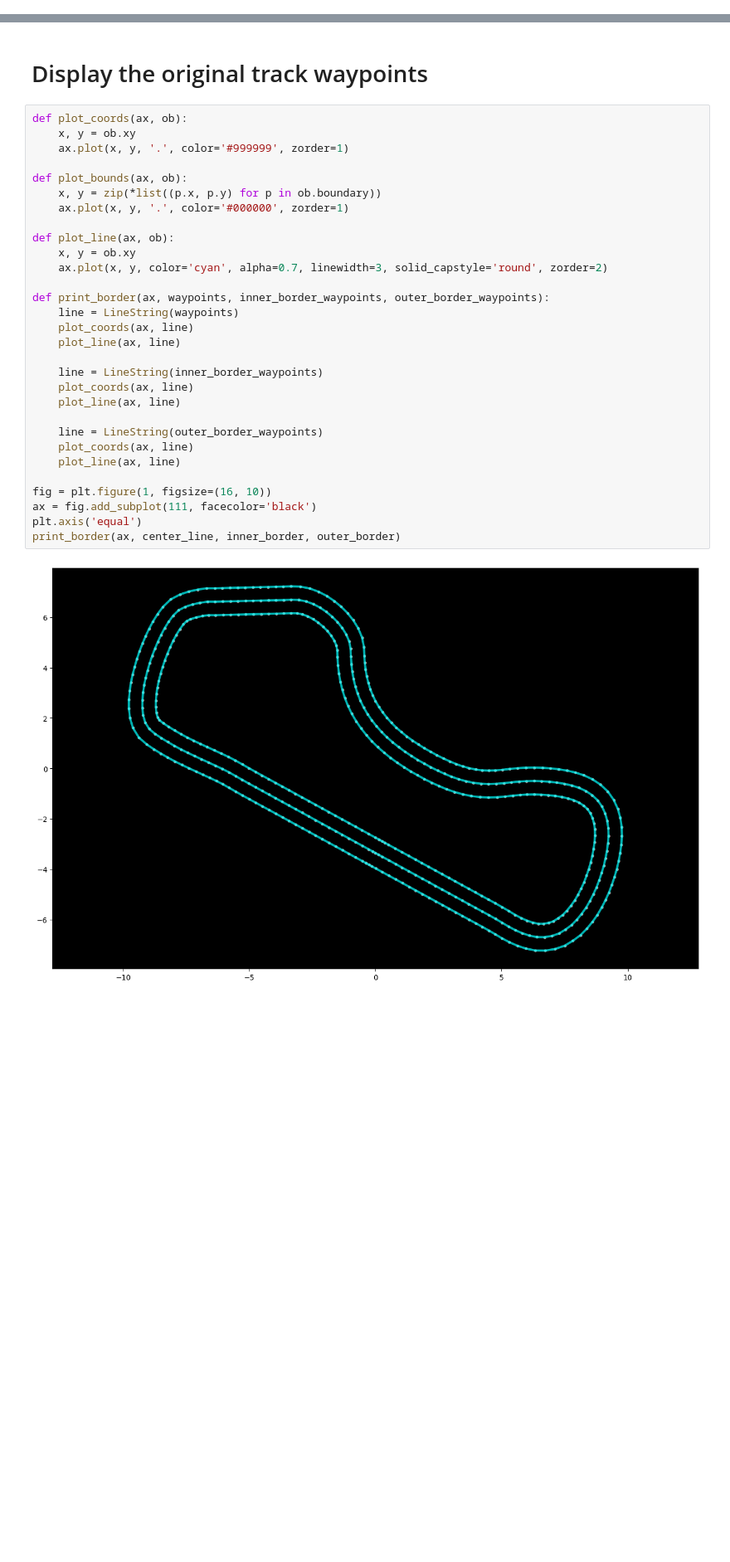
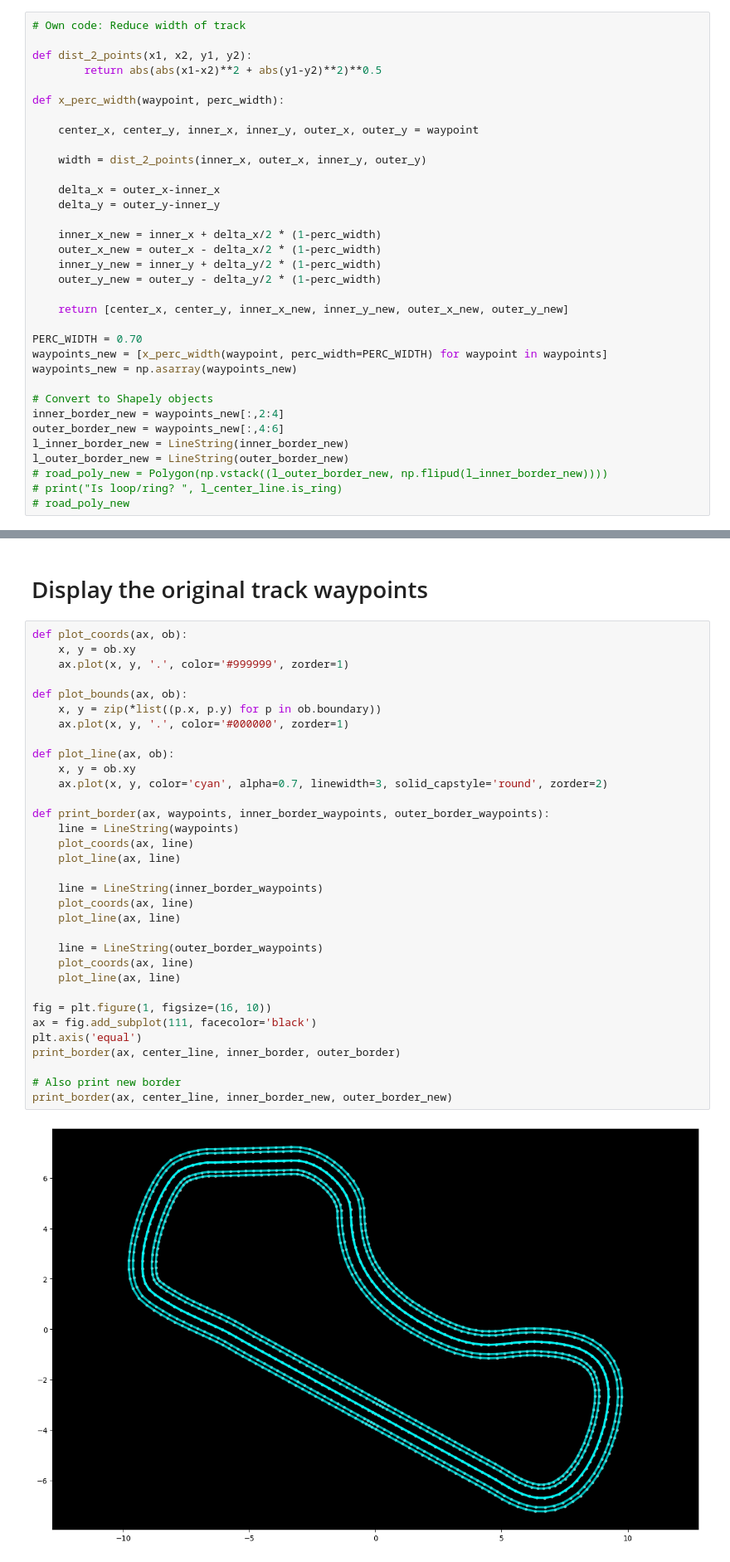
Before and after one commit to jackhorse1000/deepracer-on-the-spot, a Jupyter notebook: pre-computations/Race-Line-Calculation.ipynb, the cells around one changed output, grey strips where cells are left out. Shown: that part at 83% size. Cells and saved outputs as stored; diff of their text form; blank space fills up the shorter version.

```diff
--- a/pre-computations/Race-Line-Calculation.ipynb
+++ b/pre-computations/Race-Line-Calculation.ipynb
@@ -68,3 +64,37 @@ Is loop/ring?  True
+# %%
+# Own code: Reduce width of track
+
+def dist_2_points(x1, x2, y1, y2):
+        return abs(abs(x1-x2)**2 + abs(y1-y2)**2)**0.5
+
+def x_perc_width(waypoint, perc_width):
+
+    center_x, center_y, inner_x, inner_y, outer_x, outer_y = waypoint
+
+    width = dist_2_points(inner_x, outer_x, inner_y, outer_y)
+
+    delta_x = outer_x-inner_x
+    delta_y = outer_y-inner_y
+
+    inner_x_new = inner_x + delta_x/2 * (1-perc_width)
+    outer_x_new = outer_x - delta_x/2 * (1-perc_width)
+    inner_y_new = inner_y + delta_y/2 * (1-perc_width)
+    outer_y_new = outer_y - delta_y/2 * (1-perc_width)
+
+    return [center_x, center_y, inner_x_new, inner_y_new, outer_x_new, outer_y_new]
+
+PERC_WIDTH = 0.70
+waypoints_new = [x_perc_width(waypoint, perc_width=PERC_WIDTH) for waypoint in waypoints]
+waypoints_new = np.asarray(waypoints_new)
+
+# Convert to Shapely objects
+inner_border_new = waypoints_new[:,2:4]
+outer_border_new = waypoints_new[:,4:6]
+l_inner_border_new = LineString(inner_border_new)
+l_outer_border_new = LineString(outer_border_new)
+# road_poly_new = Polygon(np.vstack((l_outer_border_new, np.flipud(l_inner_border_new))))
+# print("Is loop/ring? ", l_center_line.is_ring)
+# road_poly_new
 # %%
 waypoints[0]
 # %% [output]
@@ -76,34 +106,37 @@ array([-0.11087027, -3.28923649,  0.1458305 , -2.82166814, -0.36757104,
 def plot_coords(ax, ob):
     x, y = ob.xy
     ax.plot(x, y, '.', color='#999999', zorder=1)
 
 def plot_bounds(ax, ob):
     x, y = zip(*list((p.x, p.y) for p in ob.boundary))
     ax.plot(x, y, '.', color='#000000', zorder=1)
 
 def plot_line(ax, ob):
     x, y = ob.xy
     ax.plot(x, y, color='cyan', alpha=0.7, linewidth=3, solid_capstyle='round', zorder=2)
 
 def print_border(ax, waypoints, inner_border_waypoints, outer_border_waypoints):
     line = LineString(waypoints)
     plot_coords(ax, line)
     plot_line(ax, line)
 
     line = LineString(inner_border_waypoints)
     plot_coords(ax, line)
     plot_line(ax, line)
 
     line = LineString(outer_border_waypoints)
     plot_coords(ax, line)
     plot_line(ax, line)
 
 fig = plt.figure(1, figsize=(16, 10))
 ax = fig.add_subplot(111, facecolor='black')
 plt.axis('equal')
 print_border(ax, center_line, inner_border, outer_border)
+
+# Also print new border
+print_border(ax, center_line, inner_border_new, outer_border_new)
 # %% [output]
-[figure, old version]
+[figure, new version]
 # %%
 # From https://github.com/e-koch/ewky_scripts/blob/master/curvature.py
 
```
Also changed, not shown: parts of 6 cells of this notebook, 12 other files.
